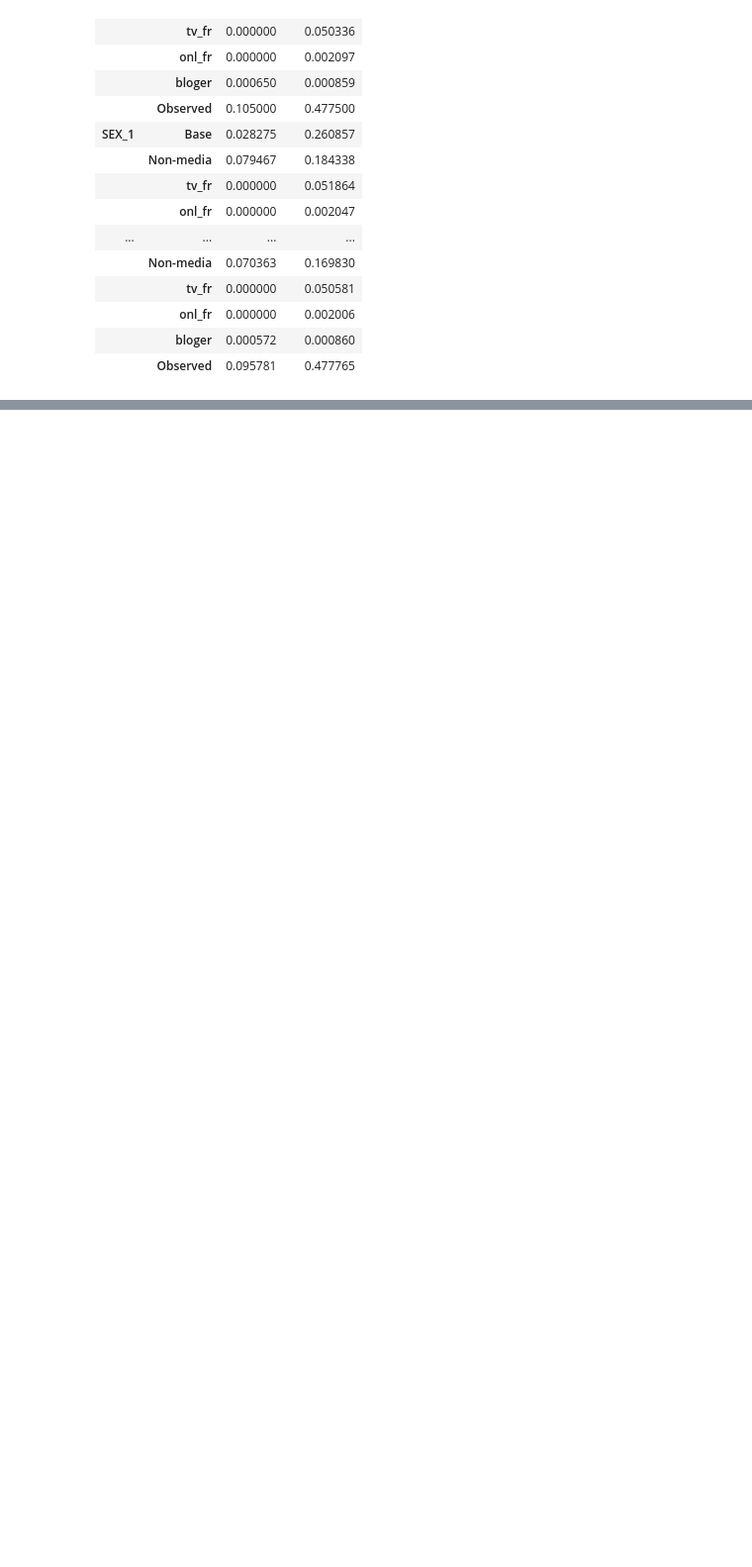
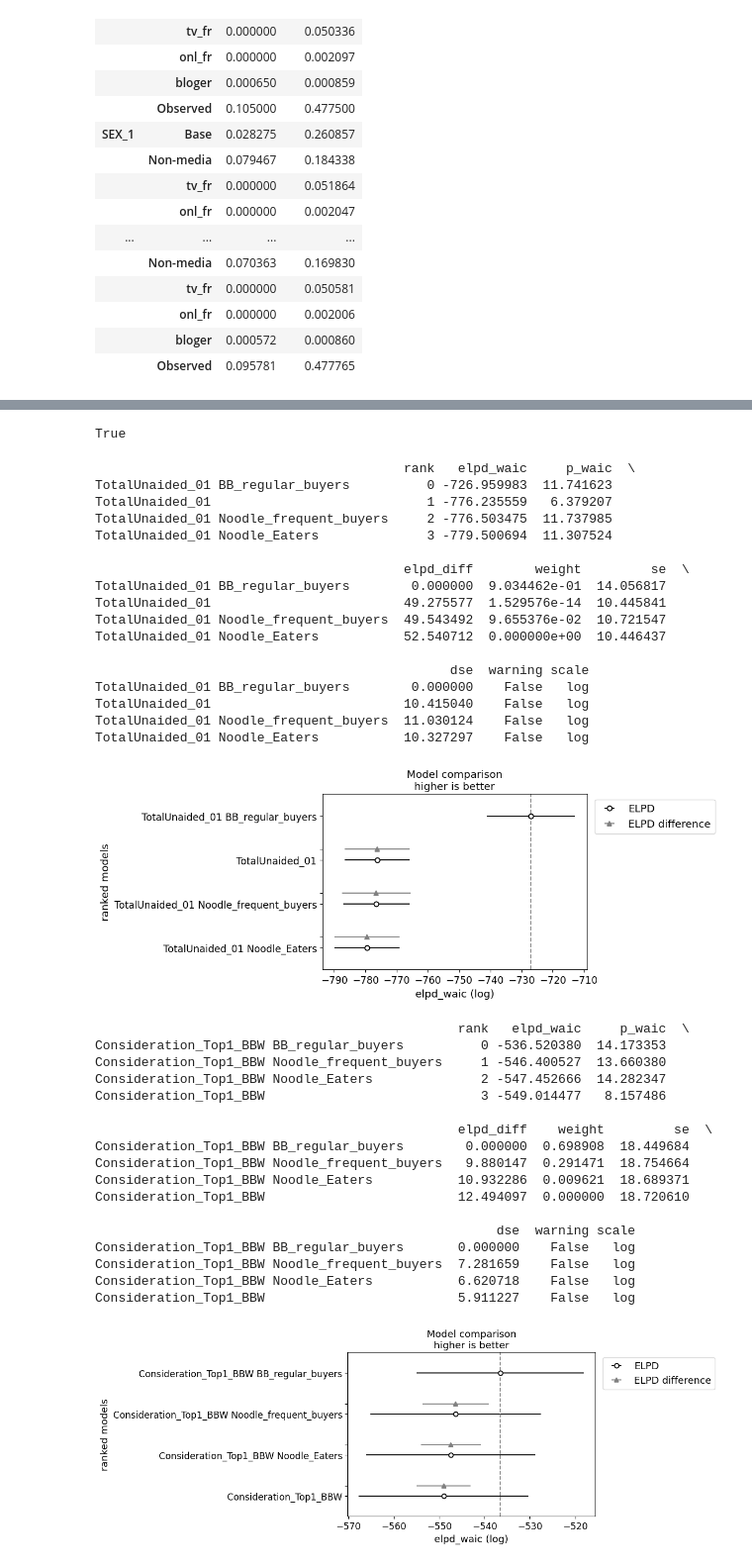
Before and after one commit to woskxmcnvb/MediaEffectDecomposition, a Jupyter notebook: 17217_clean.ipynb, the cells around one changed output, grey strips where cells are left out. Shown at 99% size. Saved outputs shown, nothing was run; the diff lists cells and outputs as text; code cells hidden in the pictures; blank space fills up the shorter version.

```diff
--- a/17217_clean.ipynb
+++ b/17217_clean.ipynb
@@ -113,0 +190,59 @@ res
+# %%
+targets = ['TotalUnaided_01', 'COMAW_01', 'KPIA_01', 'Consideration_Top1_BBW']
+camp = ['tv_fr', 'onl_fr', 'bloger']
+non_camp = ['MC2P', 'WOM2P', 'EX2P']
+rg_vars = ['BB_regular_buyers', 'Noodle_frequent_buyers', 'Noodle_Eaters']
+
+report_splits = None
+
+
+model_spec = ModelSpec().FromLists(
+    targets=targets,
+    media=camp,
+    non_media=non_camp,
+    relevance_groups=rg_vars,
+    report_splits=report_splits
+)
+
+model_spec.ValidateSpecVsData(model_data)
+# %% [output]
+True
+# %%
+ModelBuildUtils().ValidateRelevanceGroups(model_spec, model_data)
+# %% [output]
+                                        rank   elpd_waic     p_waic  \
+TotalUnaided_01 BB_regular_buyers          0 -726.959983  11.741623
+TotalUnaided_01                            1 -776.235559   6.379207
+TotalUnaided_01 Noodle_frequent_buyers     2 -776.503475  11.737985
+TotalUnaided_01 Noodle_Eaters              3 -779.500694  11.307524
+
+                                        elpd_diff        weight         se  \
+TotalUnaided_01 BB_regular_buyers        0.000000  9.034462e-01  14.056817
+TotalUnaided_01                         49.275577  1.529576e-14  10.445841
+TotalUnaided_01 Noodle_frequent_buyers  49.543492  9.655376e-02  10.721547
+TotalUnaided_01 Noodle_Eaters           52.540712  0.000000e+00  10.446437
+
+                                              dse  warning scale
+TotalUnaided_01 BB_regular_buyers        0.000000    False   log
+TotalUnaided_01                         10.415040    False   log
+TotalUnaided_01 Noodle_frequent_buyers  11.030124    False   log
+TotalUnaided_01 Noodle_Eaters           10.327297    False   log
+[figure, added]
+                                               rank   elpd_waic     p_waic  \
+Consideration_Top1_BBW BB_regular_buyers          0 -536.520380  14.173353
+Consideration_Top1_BBW Noodle_frequent_buyers     1 -546.400527  13.660380
+Consideration_Top1_BBW Noodle_Eaters              2 -547.452666  14.282347
+Consideration_Top1_BBW                            3 -549.014477   8.157486
+
+                                               elpd_diff    weight         se  \
+Consideration_Top1_BBW BB_regular_buyers        0.000000  0.698908  18.449684
+Consideration_Top1_BBW Noodle_frequent_buyers   9.880147  0.291471  18.754664
+Consideration_Top1_BBW Noodle_Eaters           10.932286  0.009621  18.689371
+Consideration_Top1_BBW                         12.494097  0.000000  18.720610
+
+                                                    dse  warning scale
+Consideration_Top1_BBW BB_regular_buyers       0.000000    False   log
+Consideration_Top1_BBW Noodle_frequent_buyers  7.281659    False   log
+Consideration_Top1_BBW Noodle_Eaters           6.620718    False   log
+Consideration_Top1_BBW                         5.911227    False   log
+[figure, added]
```
Also changed, not shown: parts of 12 cells of this notebook, 3 other files.
